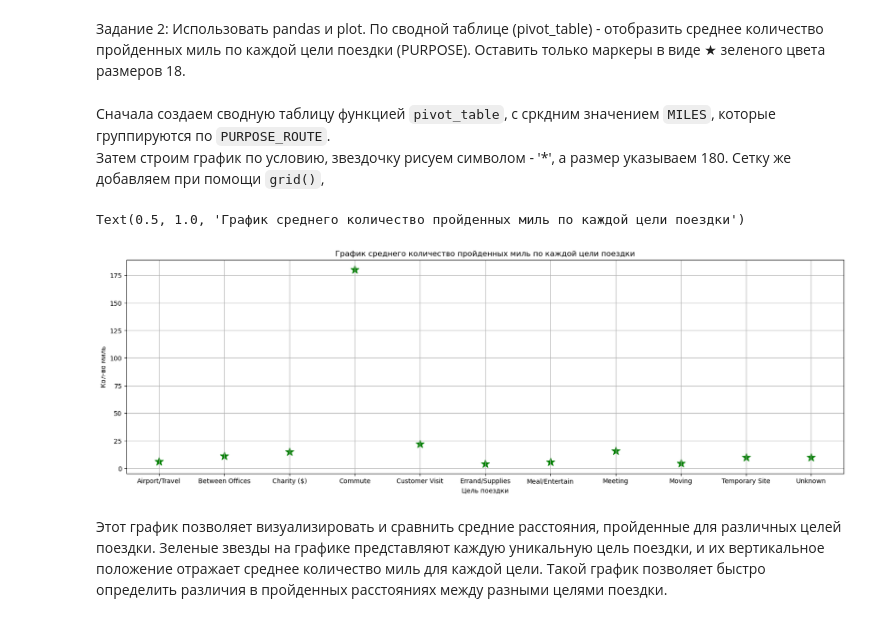
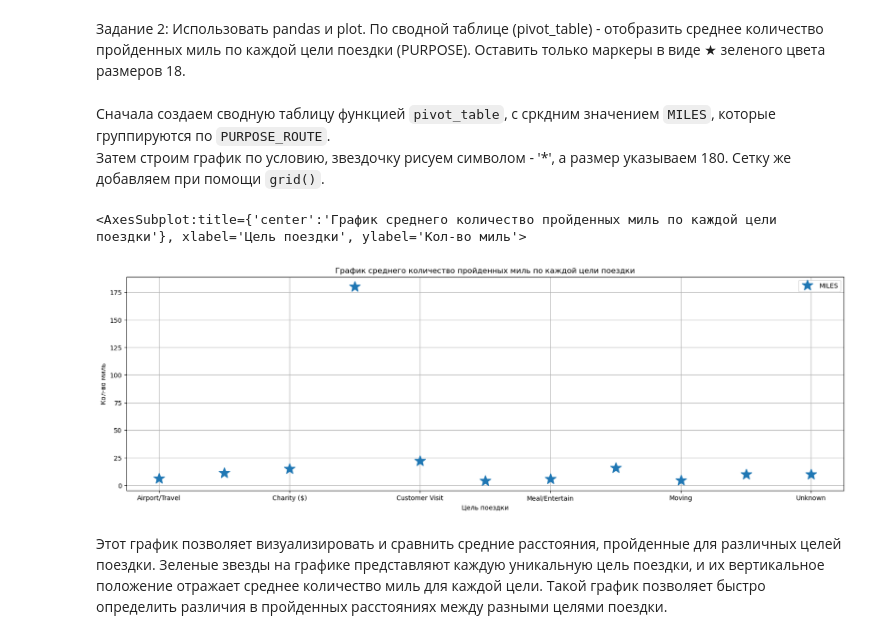
Before and after one commit to TanukiY/DataAnalysis, a Jupyter notebook: LR2/lr2.ipynb, the cells around one changed output. Drawn from its saved outputs; the diff is of its cells as text; code cells hidden in the pictures.

```diff
--- a/LR2/lr2.ipynb
+++ b/LR2/lr2.ipynb
@@ -143,6 +143,5 @@ import matplotlib.pyplot as plt
 # %% [markdown]
 Была построена диаграмма рассеивания (`scatter`), которая помогает обнаружить взаимосвязи между данными (например, определить связь роста и веса, связь стоимости жилья от площади и т.д.).
 # %%
-df["TIME_IN_ROAD"] = df["TIME_IN_ROAD"].round(2)
 plt.scatter(df['TIME'], df['PRICE'], s=5, color='green')
 # %% [output]
@@ -189,6 +189,7 @@ df2['TIME'].corr(df2['PRICE'])
 Для расчета ковариации используется функция `cov()` библиотеки `numpy`.
 # %%
 import numpy as np
+df['SPEED'] = df['SPEED'].round(2)
 data = np.array([df['TIME'], df['MILES'], df['PRICE'], df['SPEED']])
 cov = np.cov(data, bias=True)
 print(cov)
@@ -254,24 +254,21 @@ Text(0, 0.5, 'Количество поездок')
 Задание 2: Использовать pandas и plot. По сводной таблице (pivot_table) - отобразить среднее количество пройденных миль по каждой цели поездки (PURPOSE). Оставить только маркеры в виде ★ зеленого цвета размеров 18.
 # %% [markdown]
 Сначала создаем сводную таблицу функцией `pivot_table`, с сркдним значением `MILES`, которые группируются по `PURPOSE_ROUTE`. <br>
-Затем строим график по условию, звездочку рисуем символом - '*', а размер указываем 180. Сетку же добавляем при помощи `grid()`,
+Затем строим график по условию, звездочку рисуем символом - '*', а размер указываем 180. Сетку же добавляем при помощи `grid()`.
 # %%
 pivot_table = pandas.pivot_table(df, values='MILES', index='PURPOSE_ROUTE', aggfunc='mean')
-plt.figure(figsize=(20, 6))
-plt.grid(True)
-plt.scatter(
-        pivot_table.index,
-        pivot_table['MILES'],
-        marker='*',
-        color='green',
-        s=180
+pivot_table.plot(
+    style='*',
+    figsize=(20, 6),
+    grid = True,
+    markersize = 18,
+    xlabel='Цель поездки',
+    ylabel='Кол-во миль',
+    title='График среднего количество пройденных миль по каждой цели поездки',
 )
-plt.xlabel('Цель поездки')
-plt.ylabel('Кол-во миль')
-plt.title('График среднего количество пройденных миль по каждой цели поездки')
 # %% [output]
-Text(0.5, 1.0, 'График среднего количество пройденных миль по каждой цели поездки')
+<AxesSubplot:title={'center':'График среднего количество пройденных миль по каждой цели поездки'}, xlabel='Цель поездки', ylabel='Кол-во миль'>
-[figure, old version]
+[figure, new version]
 # %% [markdown]
 Этот график позволяет визуализировать и сравнить средние расстояния, пройденные для различных целей поездки. Зеленые звезды на графике представляют каждую уникальную цель поездки, и их вертикальное положение отражает среднее количество миль для каждой цели. Такой график позволяет быстро определить различия в пройденных расстояниях между разными целями поездки.
 # %% [markdown]
```
Also changed, not shown: parts of 13 cells of this notebook, 2 other files.
